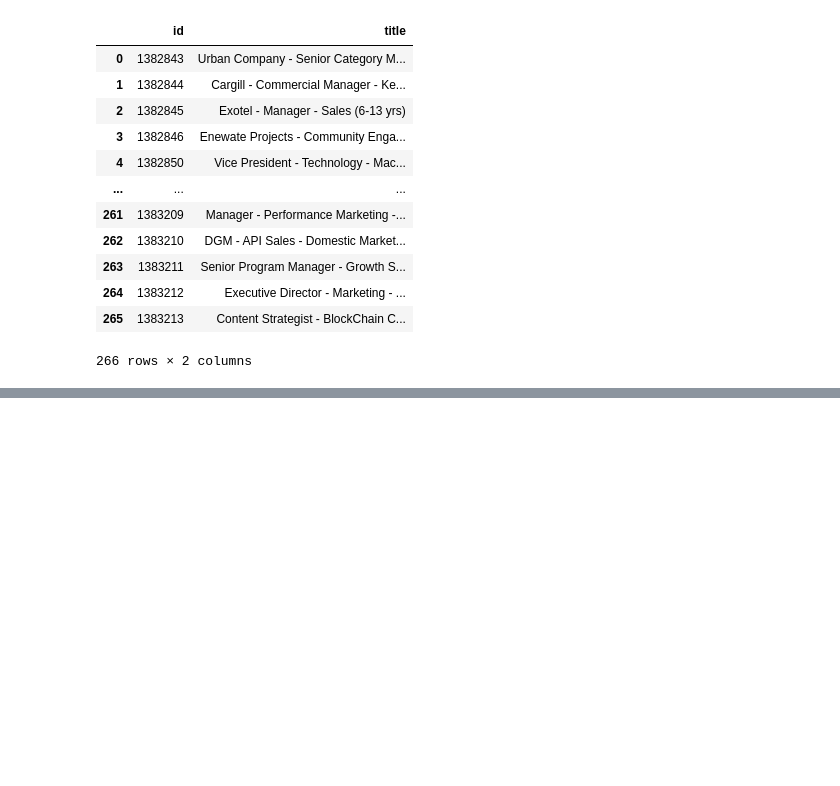
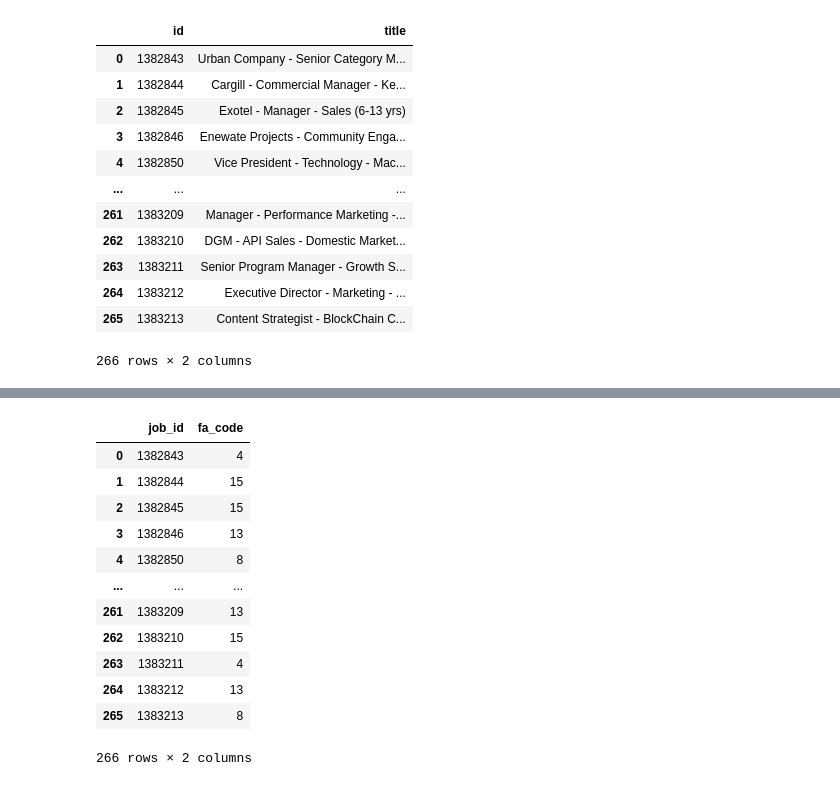
Before and after one commit to Highorbit/llama-recipes, a Jupyter notebook: examples/fa_prediction/fa_prediction_with_mistral.ipynb, the cells around one changed output, grey strips where cells are left out. Saved outputs shown, nothing was run; the diff lists cells and outputs as text; code cells hidden in the pictures; blank space fills up the shorter version.

```diff
--- a/examples/fa_prediction/fa_prediction_with_mistral.ipynb
+++ b/examples/fa_prediction/fa_prediction_with_mistral.ipynb
@@ -347,0 +197,13 @@ ast.literal_eval(generated_text)
+# %%
+import pymysql
+import configparser
+import os
+
+config=configparser.ConfigParser()
+config.read('/home/ubuntu/infoedge/llama-recipes/examples/configs/config.ini')
+
+mydb= pymysql.connect(
+host=config['iimjobs_db']['hostname'],
+user=config['iimjobs_db']['username'],
+password=config['iimjobs_db']['password'],
+db=config['iimjobs_db']['db_name'])
@@ -347,0 +212,25 @@ ast.literal_eval(generated_text)
+# %%
+mycursor = mydb.cursor()
+
+query = f'''select id, functional_area from jos_content where id in {str(tuple(jids))}'''
+
+mycursor.execute(query)
+result = mycursor.fetchall()
+# %%
+fa_map = pd.DataFrame(result,columns=['job_id','fa_code'])
+# %%
+fa_map
+# %% [output]
+|  | job_id | fa_code |
+| 0 | 1382843 | 4 |
+| 1 | 1382844 | 15 |
+| 2 | 1382845 | 15 |
+| 3 | 1382846 | 13 |
+| 4 | 1382850 | 8 |
+| ... | ... | ... |
+| 261 | 1383209 | 13 |
+| 262 | 1383210 | 15 |
+| 263 | 1383211 | 4 |
+| 264 | 1383212 | 13 |
+| 265 | 1383213 | 8 |
+266 rows × 2 columns
```
Also changed, not shown: parts of 41 cells of this notebook, 2 other files.
